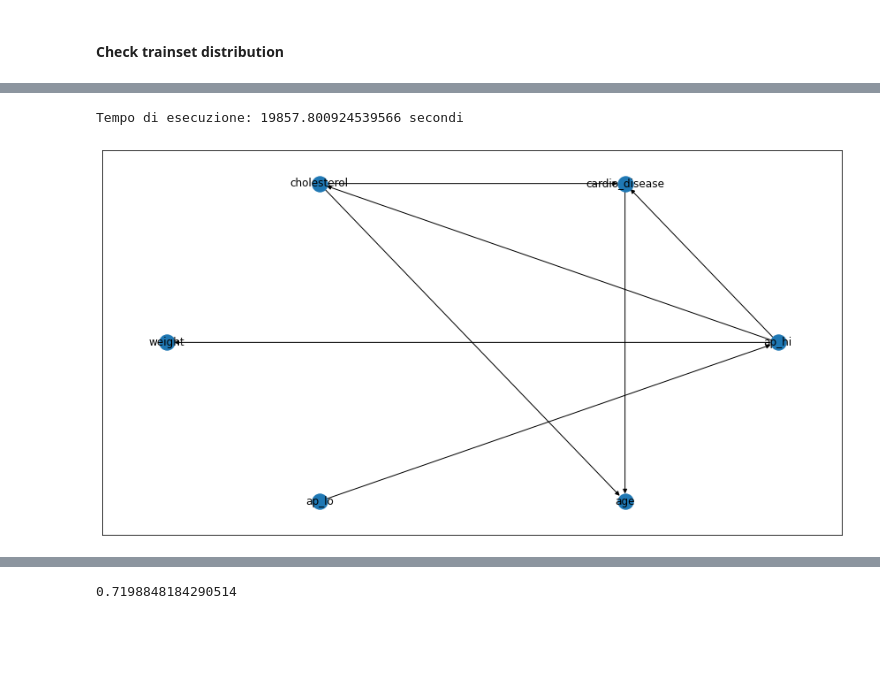
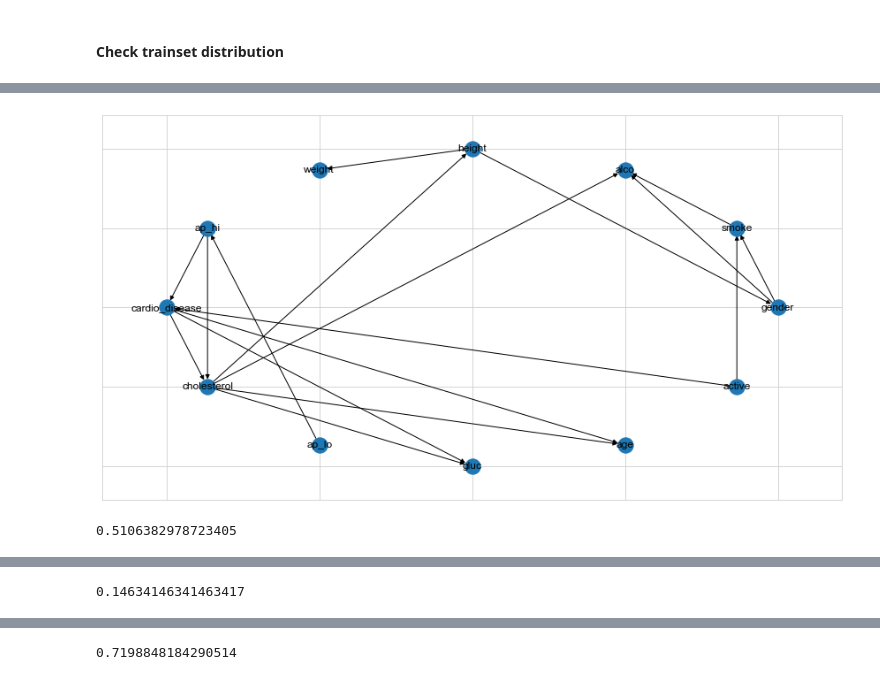
Before and after one commit to wredan/cardiovascular-disease-bayesian-network, a Jupyter notebook: cardiovascular_desease.ipynb, the cells around one changed output, grey strips where cells are left out. Cells and saved outputs as stored; diff of their text form; code cells hidden in the pictures; blank space fills up the shorter version.

```diff
--- a/cardiovascular_desease.ipynb
+++ b/cardiovascular_desease.ipynb
@@ -303,0 +218,5 @@ print(q)
+# %%
+def hill_climb_structure_learning(train_data, score_method): # score_method ["k2score", "bicscore"]
+    hc = HillClimbSearch(train_data)
+    estimated_model= hc.estimate(scoring_method=score_method)
+    return estimated_model
@@ -374 +327,12 @@ draw_graphs([best_model])
+# %%
+# HillClimbSearch
+# score_method ["k2score", "bdeuscore", "bdsscore", "bicscore"]
+best_model = hill_climb_structure_learning(train_data, score_method="k2score")
+draw_graphs([best_model])
+# %% [output]
+[figure, added]
+# %%
+get_f1_score(best_model, test_data, threshold=0.1)
+# %% [output]
+0.5106382978723405
 # %%
@@ -376,32 +341,3 @@ best_model = tree_search_structural_learning(train_data, estimator_type="chow-li
 draw_graphs([best_model])
 # %% [output]
 [figure]
-# %%
-import time
-
-new_train = train_data.drop(["height", "gluc", "gender", "active", "smoke", "alco"], axis=1)
-
-start_time = time.time()
-
-best_model = exhaustive_search_structural_learning(new_train)
-
-end_time = time.time()
-
-elapsed_time = end_time - start_time
-print("Tempo di esecuzione:", elapsed_time, "secondi")
-draw_graphs([best_model])
-
-# 3 variabili ["cardio_disease", "ap_hi", "ap_lo"]
-# Tempo di esecuzione: 0.04503798484802246 secondi
-
-# 4 variabili ["cardio_disease", "ap_hi", "ap_lo", "weight"]
-# Tempo di esecuzione: 0.22294187545776367 secondi
-
-# 5 variabili ["cardio_disease", "ap_hi", "ap_lo", "weight", "age"]
-# Tempo di esecuzione: 17.583510160446167 secondi
-
-# 6 variabili ["cardio_disease", "ap_hi", "ap_lo", "weight", "age", "cholesterol"]
-# Tempo di esecuzione: 19857.800924539566 secondi aka 331 minutes aka quasi 6 mannaggia di ore
-# %% [output]
-Tempo di esecuzione: 19857.800924539566 secondi
-[figure, removed]
@@ -414,0 +344,4 @@ writer.write_file('six_var_exhaustive.pgmx')
+# %%
+get_f1_score(best_model, test_data, threshold=0.1)
+# %% [output]
+0.14634146341463417
```
Also changed, not shown: parts of 47 cells of this notebook.
